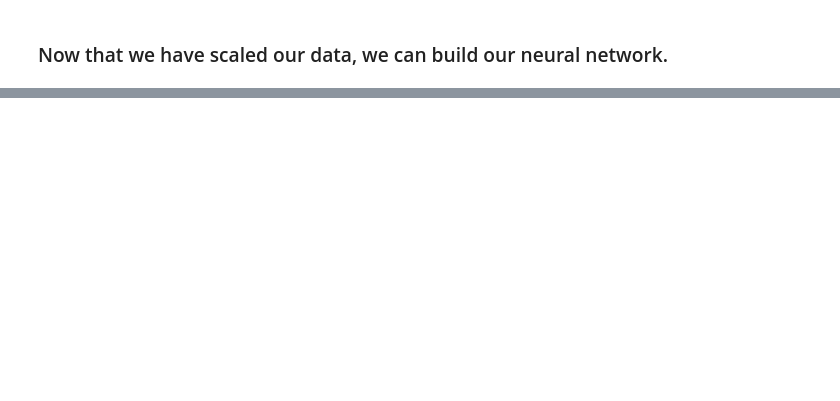
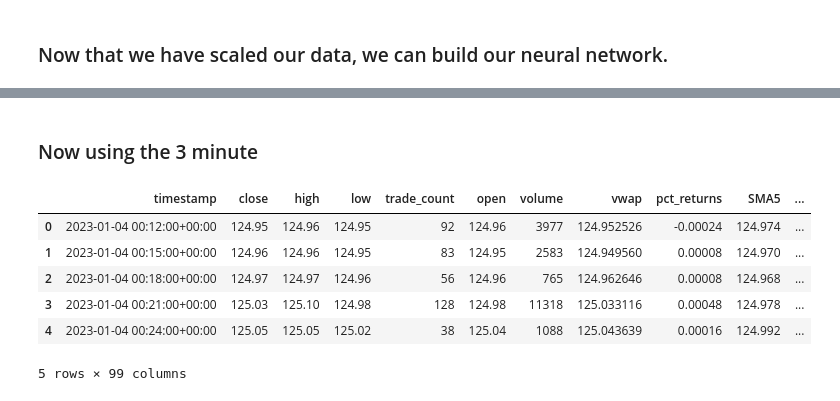
Before and after one commit to MontgomeryG/algotrader2, a Jupyter notebook: nn_implementation.ipynb, the cells around one changed output, grey strips where cells are left out. Saved outputs shown, nothing was run; the diff lists cells and outputs as text; code cells hidden in the pictures; blank space fills up the shorter version.

```diff
--- a/nn_implementation.ipynb
+++ b/nn_implementation.ipynb
@@ -241,0 +301,17 @@ nn_model.fit(X_train_scaled, y_train,
+# %% [markdown]
+### Now using the 3 minute
+# %%
+# Import indicator dataframe
+df = pd.read_csv("../algotrader2/resources/aapl_3min_pivot_point_indicator_df.csv")
+df.head()
+
+# df = pd.read_csv("../algotrader2/resources/aapl_1min_pivot_point_indicator_df.csv")
+# df.head()
+# %% [output]
+|  | timestamp | close | high | low | trade_count | open | volume | vwap | pct_returns | SMA5 | ... |
+| 0 | 2023-01-04 00:12:00+00:00 | 124.95 | 124.96 | 124.95 | 92 | 124.96 | 3977 | 124.952526 | -0.00024 | 124.974 | ... |
+| 1 | 2023-01-04 00:15:00+00:00 | 124.96 | 124.96 | 124.95 | 83 | 124.95 | 2583 | 124.949560 | 0.00008 | 124.970 | ... |
+| 2 | 2023-01-04 00:18:00+00:00 | 124.97 | 124.97 | 124.96 | 56 | 124.96 | 765 | 124.962646 | 0.00008 | 124.968 | ... |
+| 3 | 2023-01-04 00:21:00+00:00 | 125.03 | 125.10 | 124.98 | 128 | 124.98 | 11318 | 125.033116 | 0.00048 | 124.978 | ... |
+| 4 | 2023-01-04 00:24:00+00:00 | 125.05 | 125.05 | 125.02 | 38 | 125.04 | 1088 | 125.043639 | 0.00016 | 124.992 | ... |
+5 rows × 99 columns
```
Also changed, not shown: parts of 39 cells of this notebook, 5 other files.
